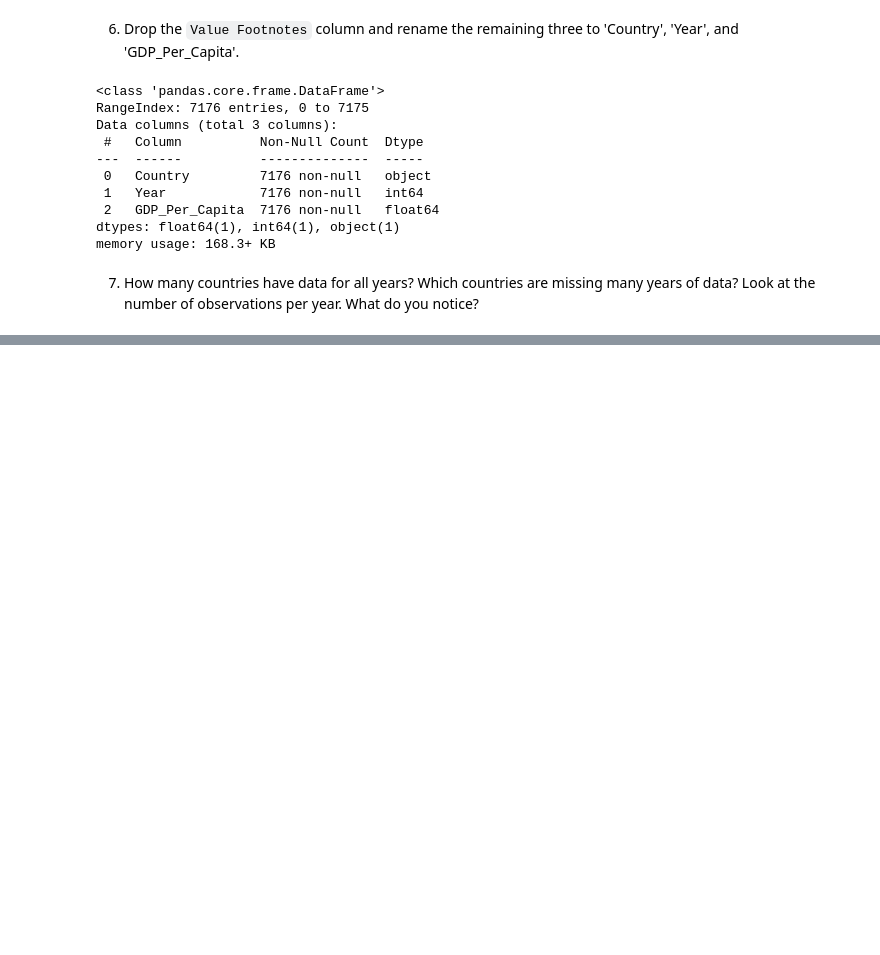
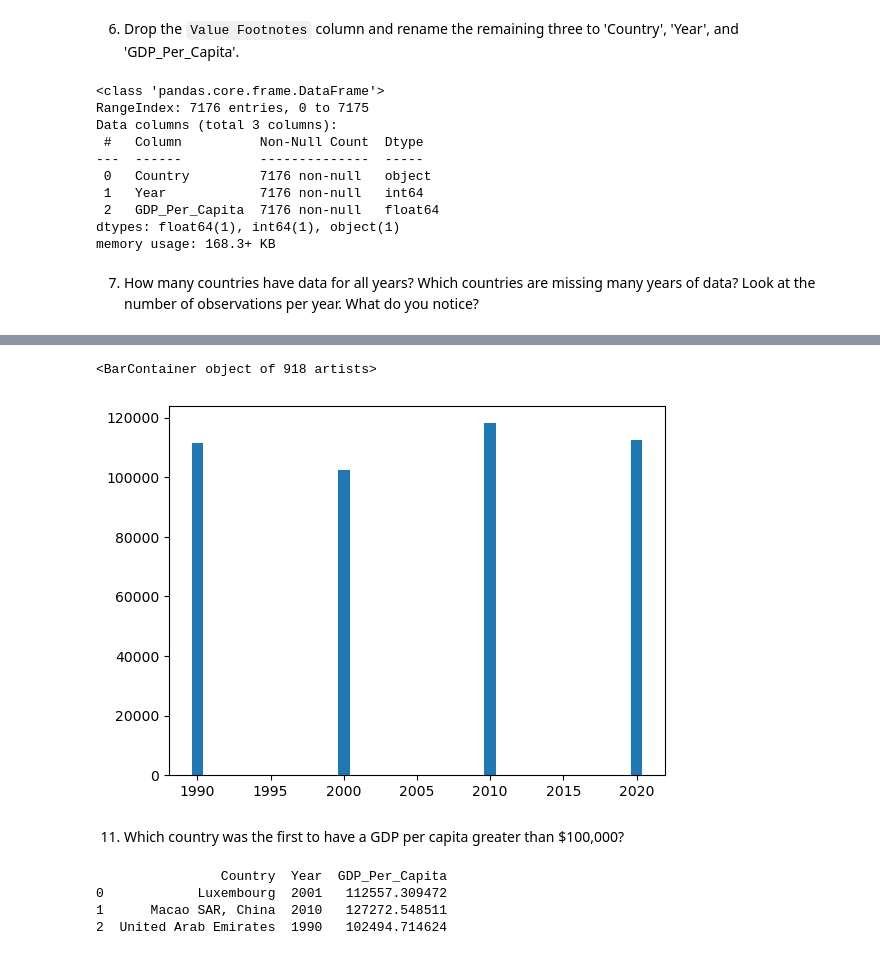
Before and after one commit to Brf0001/gdp-and-internet-usage-Brf0001, a Jupyter notebook: notebook/real_un_project.ipynb, the cells around one changed output, grey strips where cells are left out. Saved outputs shown, nothing was run; the diff lists cells and outputs as text; code cells hidden in the pictures; blank space fills up the shorter version.

```diff
--- a/notebook/real_un_project.ipynb
+++ b/notebook/real_un_project.ipynb
@@ -81,0 +100,18 @@ sns.boxplot(graph_gdp['GDP_Per_Capita'])
+# %%
+plt.bar(gdp_decades['Year'],gdp_decades['GDP_Per_Capita'])
+# %% [output]
+<BarContainer object of 918 artists>
+[figure, added]
+# %% [markdown]
+11. Which country was the first to have a GDP per capita greater than $100,000?
+# %%
+gdp_filtered = gdp_df[gdp_df['GDP_Per_Capita'] >= 100000]
+gdp_grouped = gdp_filtered.groupby('Country').agg({'Year': 'min', 'GDP_Per_Capita': 'first'})
+gdp_grouped = gdp_grouped.reset_index()
+gdp_grouped.columns = ['Country', 'Year', 'GDP_Per_Capita']
+print(gdp_grouped)
+# %% [output]
+                Country  Year  GDP_Per_Capita
+0            Luxembourg  2001   112557.309472
+1      Macao SAR, China  2010   127272.548511
+2  United Arab Emirates  1990   102494.714624
```
Also changed, not shown: parts of 21 cells of this notebook.
